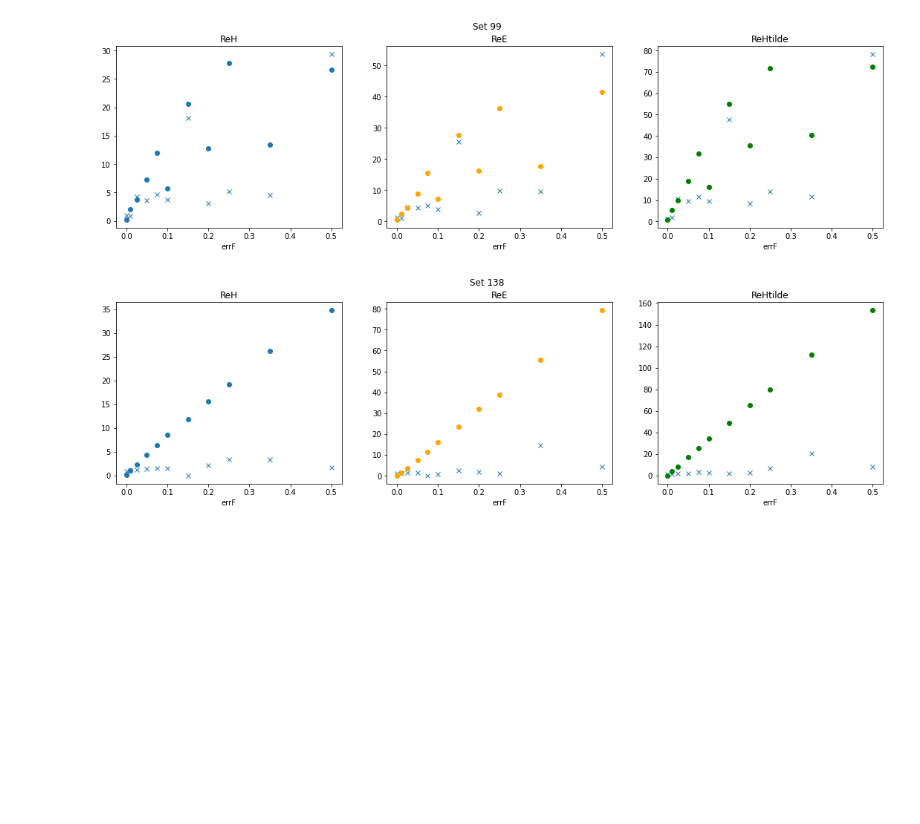
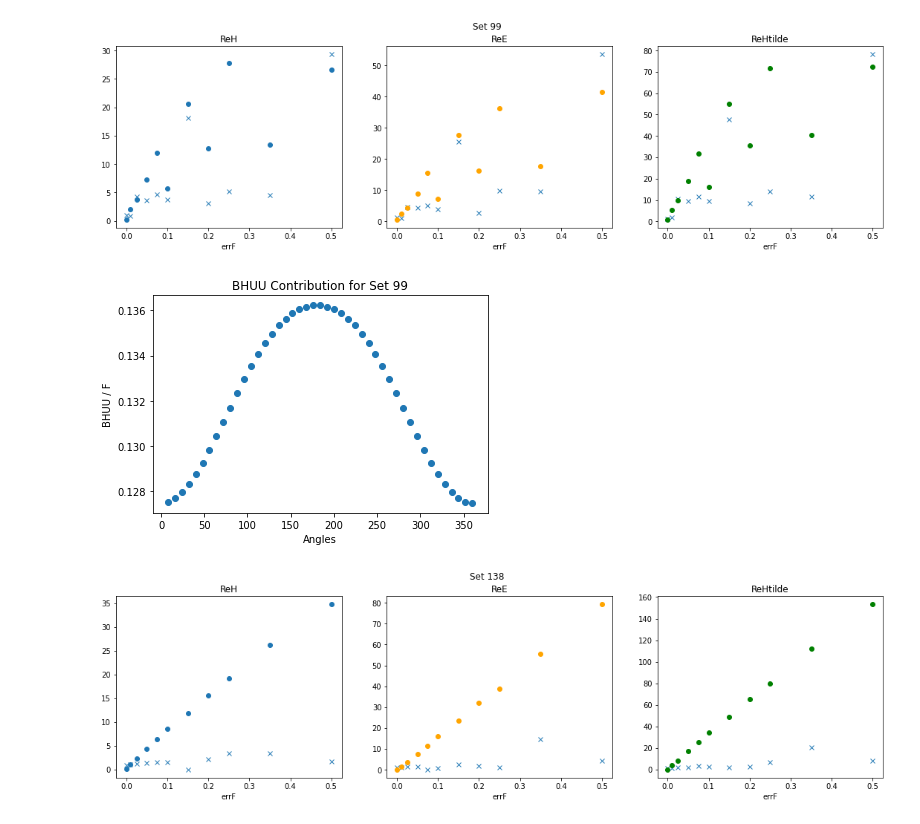
Before and after one commit to extraction-tools/ANN, a Jupyter notebook: Aaryan/ErrorFvAccuracy_ManySets.ipynb, the cells around one changed output. Drawn from its saved outputs; the diff is of its cells as text; code cells hidden in the pictures; blank space fills up the shorter version.

```diff
--- a/Aaryan/ErrorFvAccuracy_ManySets.ipynb
+++ b/Aaryan/ErrorFvAccuracy_ManySets.ipynb
@@ -95,6 +114,10 @@ plot(errValues, 11)
 plot(errValues, 98)
 # %% [output]
 [figure]
+# %%
+getContribution(98)
+# %% [output]
+[figure, added]
 # %%
 plot(errValues, 137)
 # %% [output]
```
Also changed, not shown: parts of 25 cells of this notebook.
